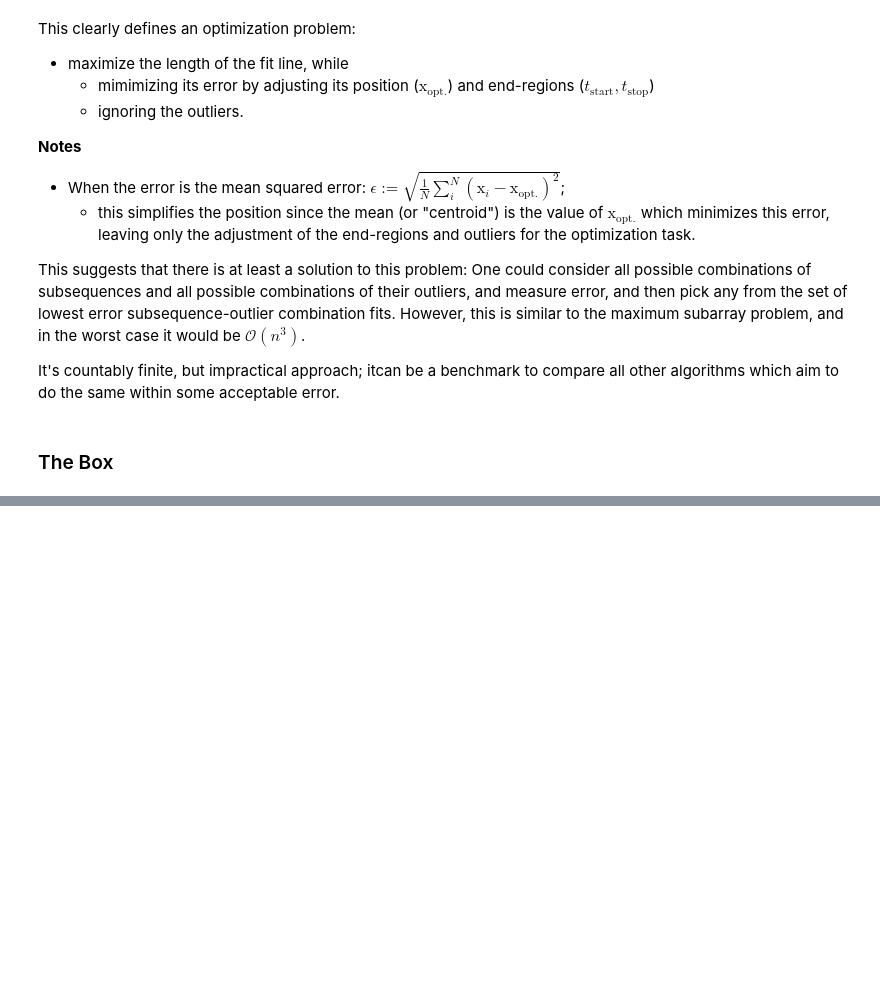
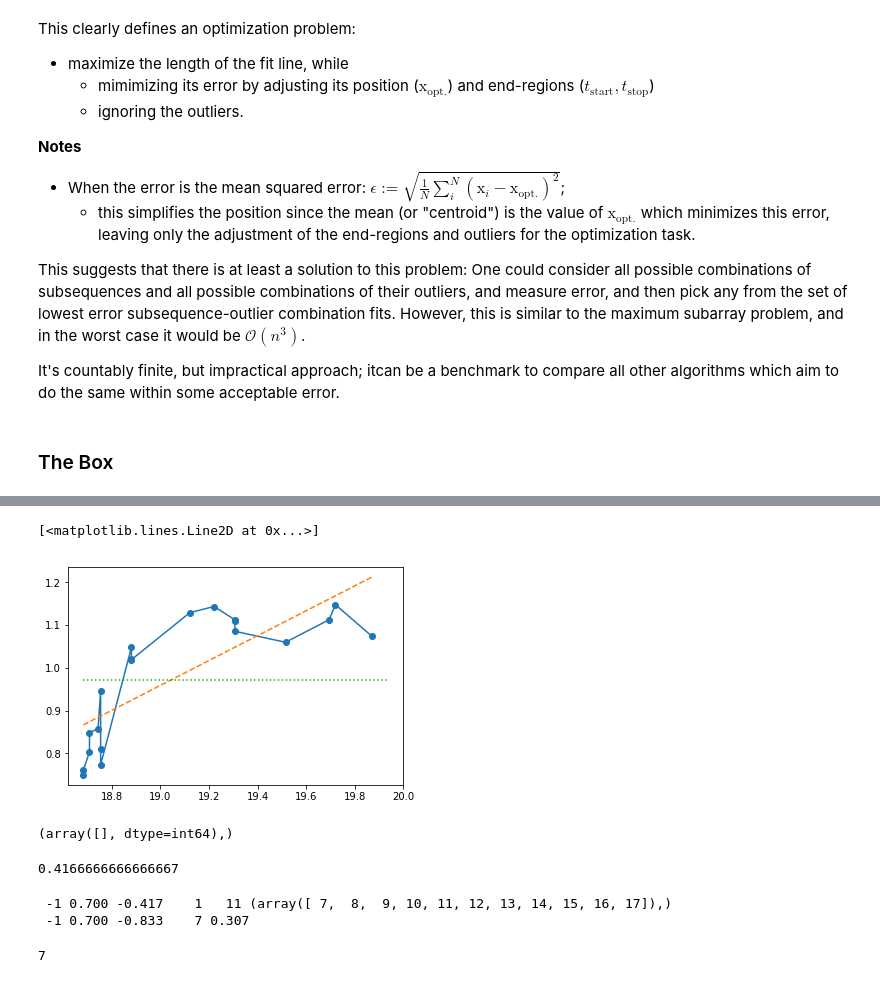
Before and after one commit to m-salewski/stay_classification, a Jupyter notebook: notebooks/synthetic_data_1D__box_method.ipynb, the cells around one changed output, grey strips where cells are left out. Saved outputs shown, nothing was run; the diff lists cells and outputs as text; code cells hidden in the pictures; blank space fills up the shorter version.

```diff
--- a/notebooks/synthetic_data_1D__box_method.ipynb
+++ b/notebooks/synthetic_data_1D__box_method.ipynb
@@ -465,0 +650,12 @@ for timepoint in [5, 12, 21]:
+# %%
+aaa,bbb = 181,201
+meano = 0.9723058514956978
+# %%
+slope = bug_get_slope(0.25, meano)(time_sub[aaa:bbb], noise_journey_sub[aaa:bbb])
+
+plt.plot(time_sub[aaa:bbb], noise_journey_sub[aaa:bbb], 'C0o-')
+plt.plot(time_sub[aaa:bbb], slope*(time_sub[aaa:bbb]-time_sub[aaa:bbb].mean())+noise_journey_sub[aaa:bbb].mean(), 'C1--')
+plt.plot([time_sub[aaa],time_sub[bbb]], [meano,meano], 'C2:')
+# %% [output]
+[<matplotlib.lines.Line2D at 0x...>]
+[figure, added]
@@ -465,0 +713,15 @@ for timepoint in [5, 12, 21]:
+# %%
+np.where(((time_sub < (0.018)) & \
+          (time_sub > (0.018 + n*time_thresh))))
+# %% [output]
+(array([], dtype=int64),)
+# %%
+time_thresh
+# %% [output]
+0.4166666666666667
+# %%
+bug_get_time_ind(time_sub, 0.7, time_thresh, -1)
+# %% [output]
+ -1 0.700 -0.417    1   11 (array([ 7,  8,  9, 10, 11, 12, 13, 14, 15, 16, 17]),)
+ -1 0.700 -0.833    7 0.307
+7
```
Also changed, not shown: parts of 71 cells of this notebook, 12 other files.
